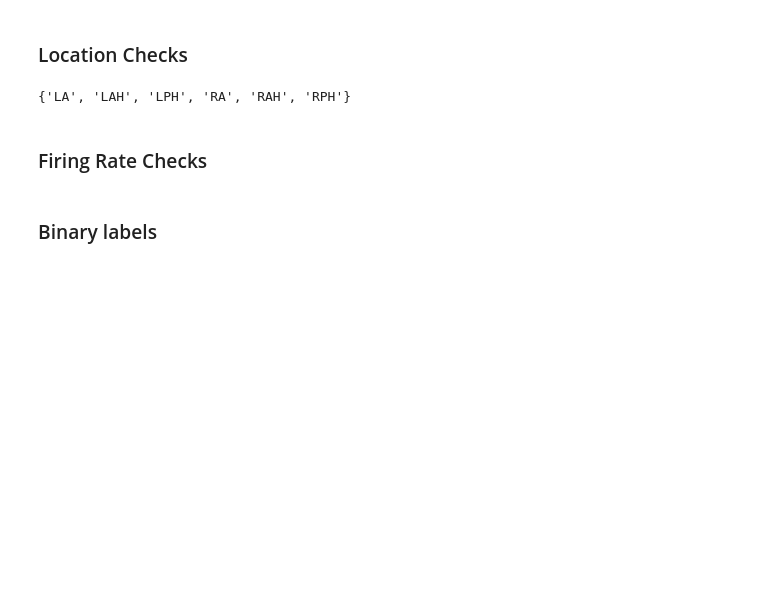
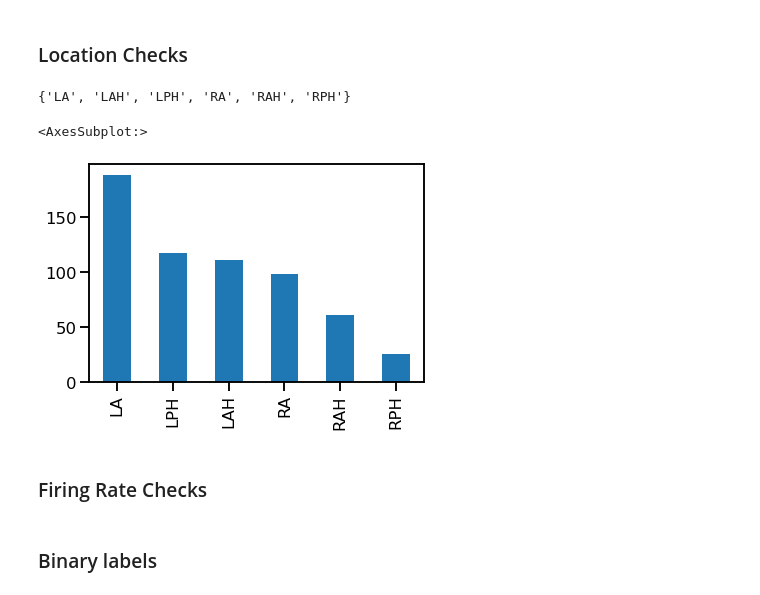
Before and after one commit to HSUPipeline/AnalyzeTH, a Jupyter notebook: notebooks/ExamineResults.ipynb, the cells around one changed output. Drawn from its saved outputs; the diff is of its cells as text; code cells hidden in the pictures; blank space fills up the shorter version.

```diff
--- a/notebooks/ExamineResults.ipynb
+++ b/notebooks/ExamineResults.ipynb
@@ -96,5 +95,11 @@ all_results.head()
 set(all_results['location'])
 # %% [output]
 {'LA', 'LAH', 'LPH', 'RA', 'RAH', 'RPH'}
+# %%
+# Plot the counts per location
+all_results['location'].value_counts().plot(kind='bar')
+# %% [output]
+<AxesSubplot:>
+[figure, added]
 # %% [markdown]
 ### Firing Rate Checks
```
Also changed, not shown: parts of 20 cells of this notebook.
